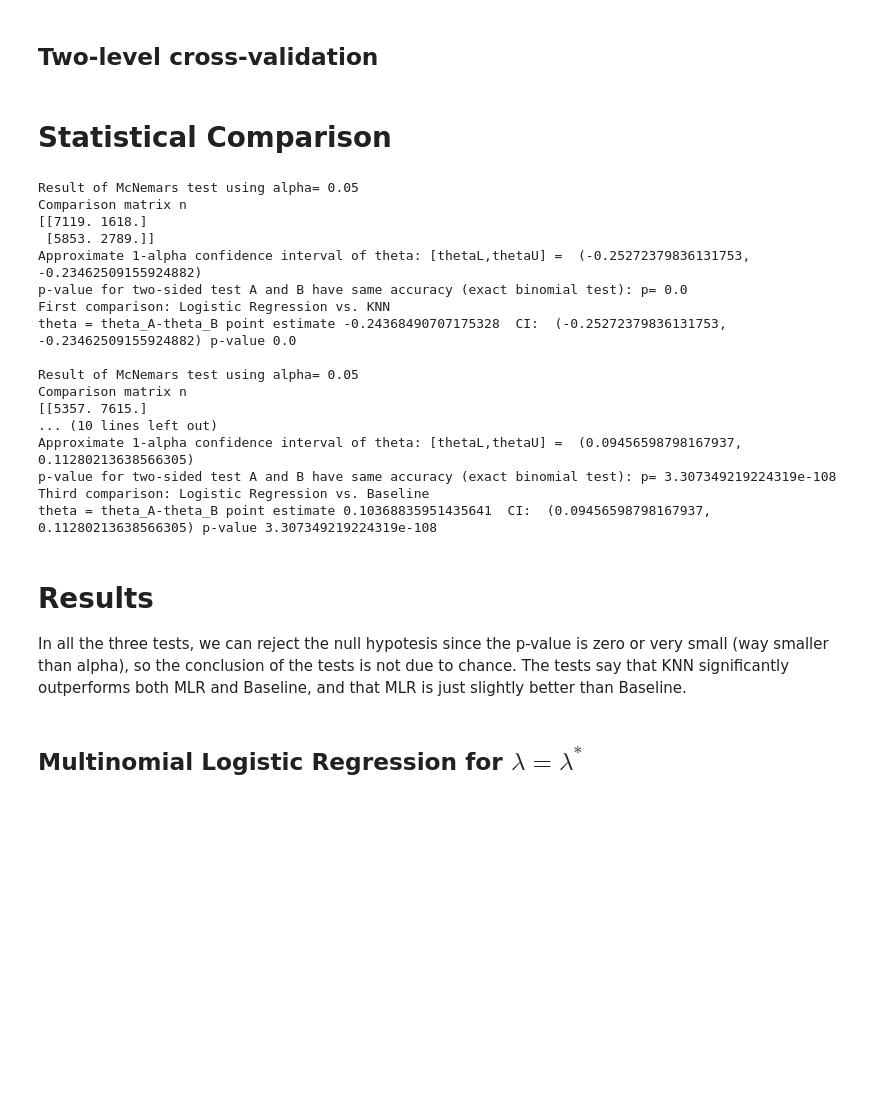
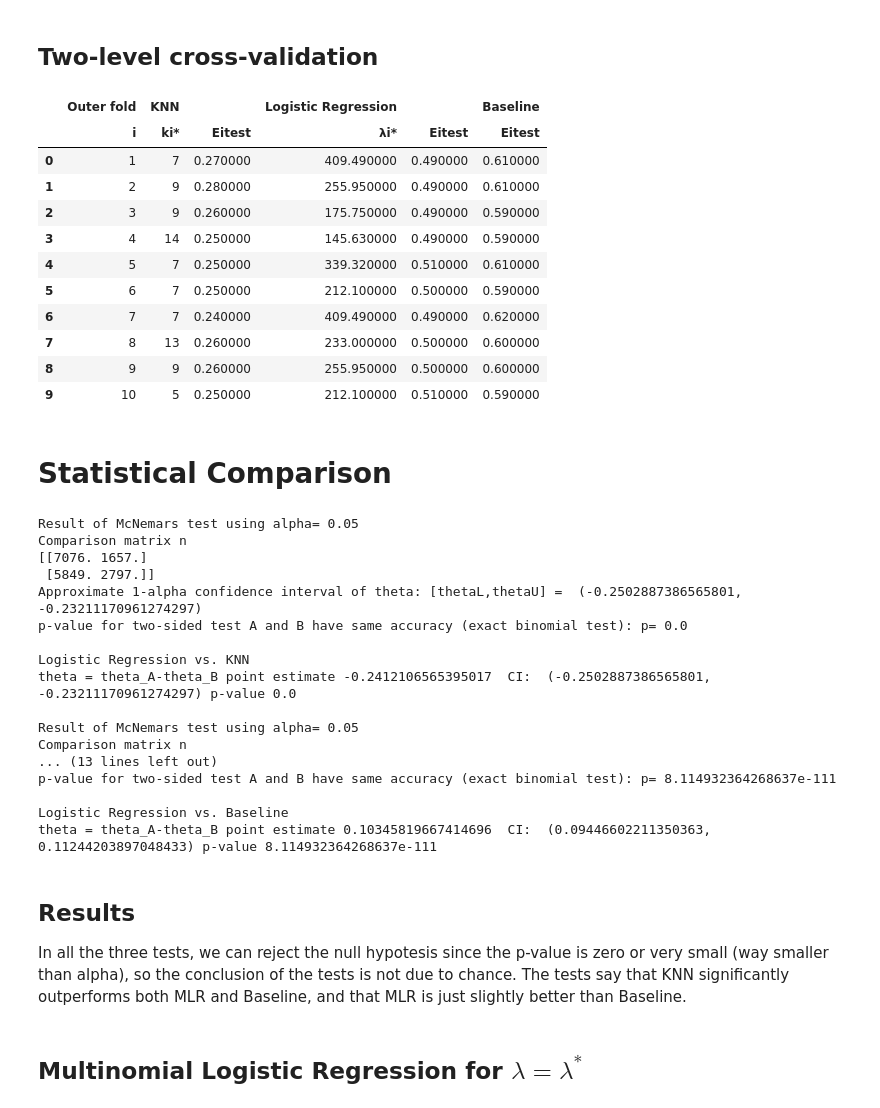
Before and after one commit to NicoloResmini/dtu-02450-projects, a Jupyter notebook: project_2/classification_nicolo.ipynb, the cells around one changed output. Saved outputs shown, nothing was run; the diff lists cells and outputs as text; code cells hidden in the pictures; blank space fills up the shorter version.

```diff
--- a/project_2/classification_nicolo.ipynb
+++ b/project_2/classification_nicolo.ipynb
@@ -319,7 +309,7 @@ for train_index, test_index in kf1.split(X):
 
         # a) Addestra e valuta la regressione logistica per ogni valore di lambda
         lambda_errors = []
-        lambda_interval = np.logspace(0, 5, 50)
+        lambda_interval = np.logspace(2, 4, 50)
         for k in range(0, len(lambda_interval)):
             model = LogisticRegression(penalty='l2', C=1/lambda_interval[k], multi_class='multinomial', solver='lbfgs', random_state=1)
             model.fit(X_train2, y_train2)
@@ -330,7 +320,7 @@ for train_index, test_index in kf1.split(X):
 
         # b) Addestra e valuta il KNN per ogni valore di K
         K_errors = []
-        K_values = range(1, 31)
+        K_values = range(1, 20)
         for K in K_values:
             model = KNeighborsClassifier(n_neighbors=K, p=2, metric='minkowski')
             model.fit(X_train2, y_train2)
@@ -358,8 +348,8 @@ for train_index, test_index in kf1.split(X):
     y_test_pred = best_model.predict(X_test)
     test_error = np.sum(y_test_pred != y_test) / len(y_test)
     # Memorizza il parametro di controllo ottimale e l'errore di generalizzazione
-    optimal_params_logistic.append(best_lambda)
-    gen_errors_logistic.append(test_error)
+    optimal_params_logistic.append(round(best_lambda, 2))
+    gen_errors_logistic.append(round(test_error, 2))
 
     # b) KNN (same procedure as above)
 
@@ -372,43 +362,56 @@ for train_index, test_index in kf1.split(X):
     y_test_pred = best_model.predict(X_test)
     test_error = np.sum(y_test_pred != y_test) / len(y_test)
     optimal_params_knn.append(best_K)
-    gen_errors_knn.append(test_error)
+    gen_errors_knn.append(round(test_error, 2))
 
     # c) Baseline method (same procedure as above)
 
     y_test_pred = baseline_method(y_train, y_test)
     test_error = np.sum(y_test_pred != y_test) / len(y_test)
-    gen_errors_baseline.append(test_error)
+    gen_errors_baseline.append(round(test_error, 2))
 
 # Visualizza i risultati
 
 # Crea un MultiIndex per le colonne
 columns = pd.MultiIndex.from_tuples([
     ('Outer fold', 'i'),
     ('KNN', 'k<sub>i</sub><sup>*</sup>'),
     ('KNN', 'E<sub>i</sub><sup>test</sup>'),
     ('Logistic Regression', '&lambda;<sub>i</sub><sup>*</sup>'),
     ('Logistic Regression', 'E<sub>i</sub><sup>test</sup>'),
     ('Baseline', 'E<sub>i</sub><sup>test</sup>')
 ])
 
 # Crea un DataFrame con i risultati
 df = pd.DataFrame(list(zip(range(1, K1 + 1), optimal_params_knn, gen_errors_knn, optimal_params_logistic, gen_errors_logistic, gen_errors_baseline)), columns=columns)
 
 # Allinea i valori al centro delle celle
 df_styled = df.style.set_properties(**{'text-align': 'center'})
 
 # Aggiungi CSS personalizzato per allineare le intestazioni delle colonne
 styles = """
     <style>
         th {
             text-align: center;
         }
     </style>
 """
 
 # Visualizza il DataFrame come HTML
 display(HTML(styles + df_styled.to_html(escape=False)))
+# %% [output]
+|  | Outer fold | KNN |  | Logistic Regression |  | Baseline |
+|  | i | ki* | Eitest | λi* | Eitest | Eitest |
+| 0 | 1 | 7 | 0.270000 | 409.490000 | 0.490000 | 0.610000 |
+| 1 | 2 | 9 | 0.280000 | 255.950000 | 0.490000 | 0.610000 |
+| 2 | 3 | 9 | 0.260000 | 175.750000 | 0.490000 | 0.590000 |
+| 3 | 4 | 14 | 0.250000 | 145.630000 | 0.490000 | 0.590000 |
+| 4 | 5 | 7 | 0.250000 | 339.320000 | 0.510000 | 0.610000 |
+| 5 | 6 | 7 | 0.250000 | 212.100000 | 0.500000 | 0.590000 |
+| 6 | 7 | 7 | 0.240000 | 409.490000 | 0.490000 | 0.620000 |
+| 7 | 8 | 13 | 0.260000 | 233.000000 | 0.500000 | 0.600000 |
+| 8 | 9 | 9 | 0.260000 | 255.950000 | 0.500000 | 0.600000 |
+| 9 | 10 | 5 | 0.250000 | 212.100000 | 0.510000 | 0.590000 |
 # %% [markdown]
 # Statistical Comparison
 # %%
@@ -435,7 +438,9 @@ for train_index, test_index in CV.split(X, y):
     dy = []
 
     # logistic regression
-    lambda_star = 222.299648
+    # trova lambda_star come il parametro di controllo ottimale
+    index = gen_errors_logistic.index(min(gen_errors_logistic))
+    lambda_star = optimal_params_logistic[index]
     mdl = LogisticRegression(penalty='l2', C=1/lambda_star, multi_class='multinomial', solver='lbfgs', random_state=1)
     mdl.fit(X_train, y_train)
     y_est = mdl.predict(X_test)
@@ -471,41 +476,44 @@ alpha = 0.05
 
 # First comparison
 [thetahat, CI, p] = mcnemar(y_true, yhat[:,0], yhat[:,1], alpha=alpha)
-print("First comparison: Logistic Regression vs. KNN")
+print()
+print("Logistic Regression vs. KNN")
 print("theta = theta_A-theta_B point estimate", thetahat, " CI: ", CI, "p-value", p)
 print()
 
 # Second comparison
 [thetahat, CI, p] = mcnemar(y_true, yhat[:,1], yhat[:,2], alpha=alpha)
-print("Second comparison: KNN vs. Baseline")
+print()
+print("KNN vs. Baseline")
 print("theta = theta_A-theta_B point estimate", thetahat, " CI: ", CI, "p-value", p)
 print()
 
 # Third comparison
 [thetahat, CI, p] = mcnemar(y_true, yhat[:,0], yhat[:,2], alpha=alpha)
-print("Third comparison: Logistic Regression vs. Baseline")
+print()
+print("Logistic Regression vs. Baseline")
 print("theta = theta_A-theta_B point estimate", thetahat, " CI: ", CI, "p-value", p)
 print()
 # %% [output]
 Result of McNemars test using alpha= 0.05
 Comparison matrix n
-[[7119. 1618.]
- [5853. 2789.]]
-Approximate 1-alpha confidence interval of theta: [thetaL,thetaU] =  (-0.25272379836131753, -0.23462509155924882)
+[[7076. 1657.]
+ [5849. 2797.]]
+Approximate 1-alpha confidence interval of theta: [thetaL,thetaU] =  (-0.2502887386565801, -0.23211170961274297)
 p-value for two-sided test A and B have same accuracy (exact binomial test): p= 0.0
-First comparison: Logistic Regression vs. KNN
-theta = theta_A-theta_B point estimate -0.24368490707175328  CI:  (-0.25272379836131753, -0.23462509155924882) p-value 0.0
+
+Logistic Regression vs. KNN
+theta = theta_A-theta_B point estimate -0.2412106565395017  CI:  (-0.2502887386565801, -0.23211170961274297) p-value 0.0
 
 Result of McNemars test using alpha= 0.05
 Comparison matrix n
-[[5357. 7615.]
-... (10 lines left out)
-Approximate 1-alpha confidence interval of theta: [thetaL,thetaU] =  (0.09456598798167937, 0.11280213638566305)
-p-value for two-sided test A and B have same accuracy (exact binomial test): p= 3.307349219224319e-108
-Third comparison: Logistic Regression vs. Baseline
-theta = theta_A-theta_B point estimate 0.10368835951435641  CI:  (0.09456598798167937, 0.11280213638566305) p-value 3.307349219224319e-108
+... (13 lines left out)
+p-value for two-sided test A and B have same accuracy (exact binomial test): p= 8.114932364268637e-111
+
+Logistic Regression vs. Baseline
+theta = theta_A-theta_B point estimate 0.10345819667414696  CI:  (0.09446602211350363, 0.11244203897048433) p-value 8.114932364268637e-111
 # %% [markdown]
-# Results
+## Results
 In all the three tests, we can reject the null hypotesis since the p-value is zero or very small (way smaller than alpha), so the conclusion of the tests is not due to chance.
 The tests say that KNN significantly outperforms both MLR and Baseline, and that MLR is just slightly better than Baseline.
 # %% [markdown]
```
Also changed, not shown: parts of 9 cells of this notebook, 3 other files.
